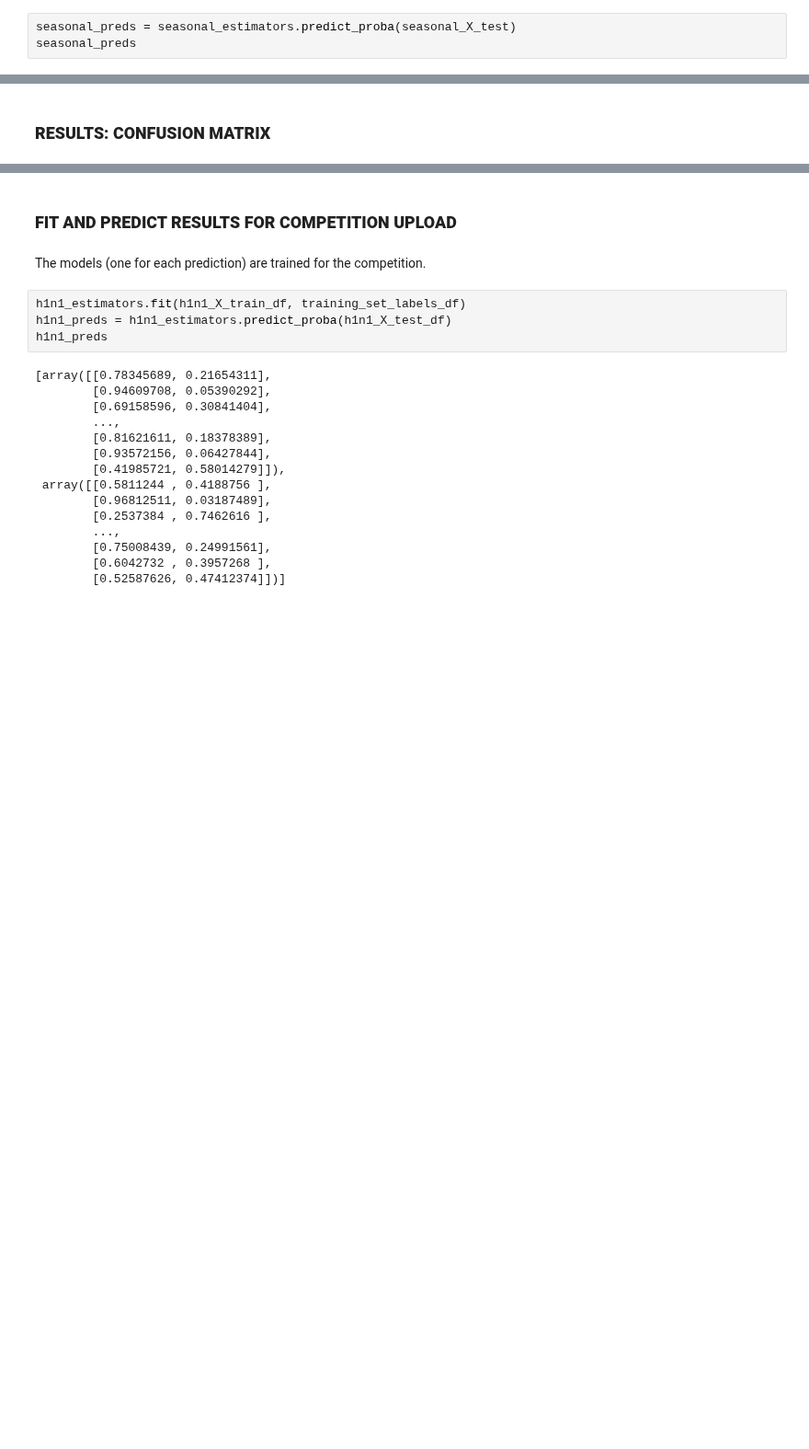
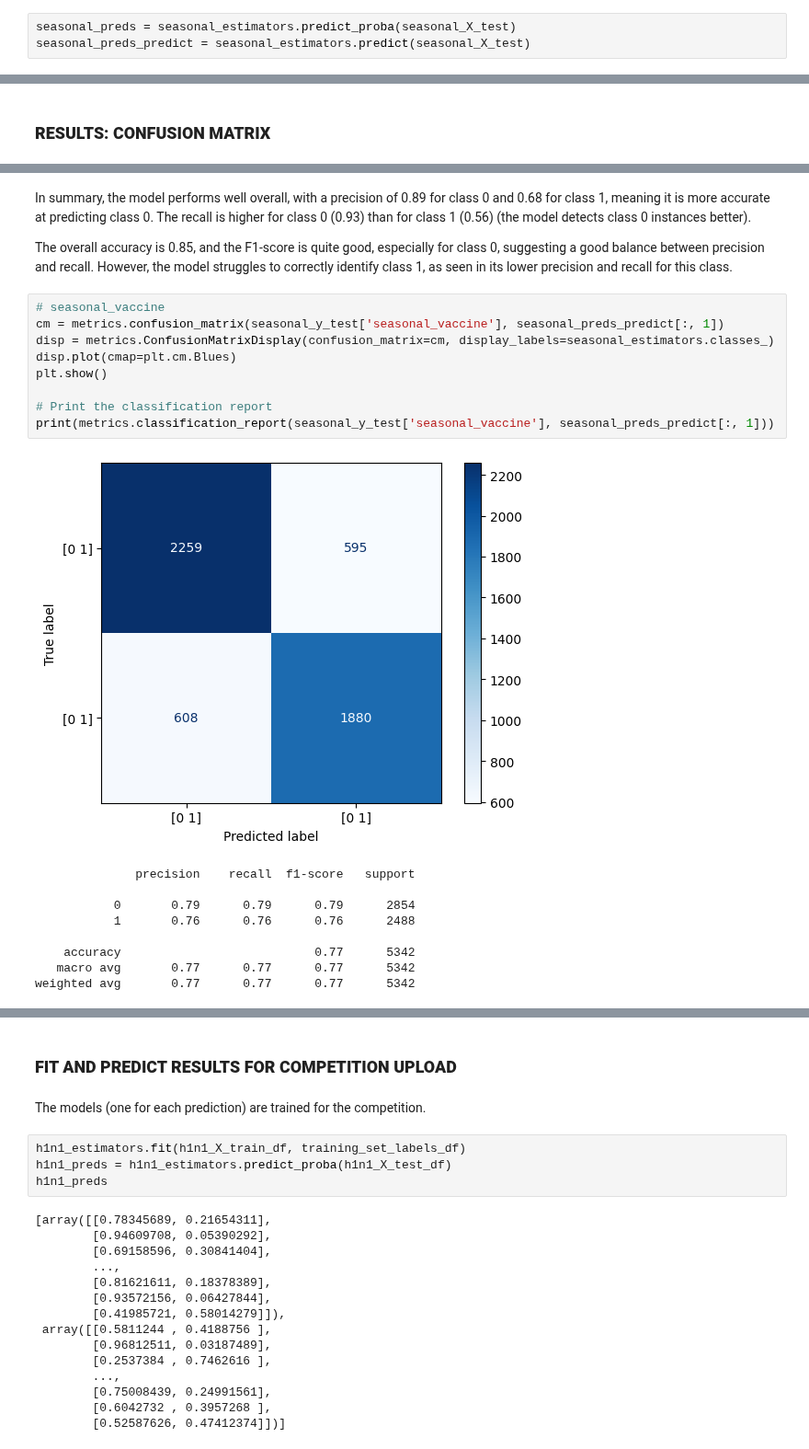
Before and after one commit to SERGI0HERREROS/MachineLearning, a Jupyter notebook: best_models/RandomForest_with_partition.ipynb, the cells around one changed output, grey strips where cells are left out. Shown at 92% size. Drawn from its saved outputs; the diff is of its cells as text; blank space fills up the shorter version.

Commit message:
summary_results

```diff
--- a/best_models/RandomForest_with_partition.ipynb
+++ b/best_models/RandomForest_with_partition.ipynb
@@ -135,3 +121,3 @@ h1n1_preds
 # %%
 seasonal_preds = seasonal_estimators.predict_proba(seasonal_X_test)
-seasonal_preds
+seasonal_preds_predict = seasonal_estimators.predict(seasonal_X_test)
@@ -209,0 +202,23 @@ fig.tight_layout()
+# %% [markdown]
+In summary, the model performs well overall, with a precision of 0.89 for class 0 and 0.68 for class 1, meaning it is more accurate at predicting class 0. The recall is higher for class 0 (0.93) than for class 1 (0.56) (the model detects class 0 instances better).
+
+The overall accuracy is 0.85, and the F1-score is quite good, especially for class 0, suggesting a good balance between precision and recall. However, the model struggles to correctly identify class 1, as seen in its lower precision and recall for this class.
+# %%
+# seasonal_vaccine
+cm = metrics.confusion_matrix(seasonal_y_test['seasonal_vaccine'], seasonal_preds_predict[:, 1])
+disp = metrics.ConfusionMatrixDisplay(confusion_matrix=cm, display_labels=seasonal_estimators.classes_)
+disp.plot(cmap=plt.cm.Blues)
+plt.show()
+
+# Print the classification report
+print(metrics.classification_report(seasonal_y_test['seasonal_vaccine'], seasonal_preds_predict[:, 1]))
+# %% [output]
+[figure, added]
+              precision    recall  f1-score   support
+
+           0       0.79      0.79      0.79      2854
+           1       0.76      0.76      0.76      2488
+
+    accuracy                           0.77      5342
+   macro avg       0.77      0.77      0.77      5342
+weighted avg       0.77      0.77      0.77      5342
```
Also changed, not shown: parts of 8 cells of this notebook, 8 other files.
